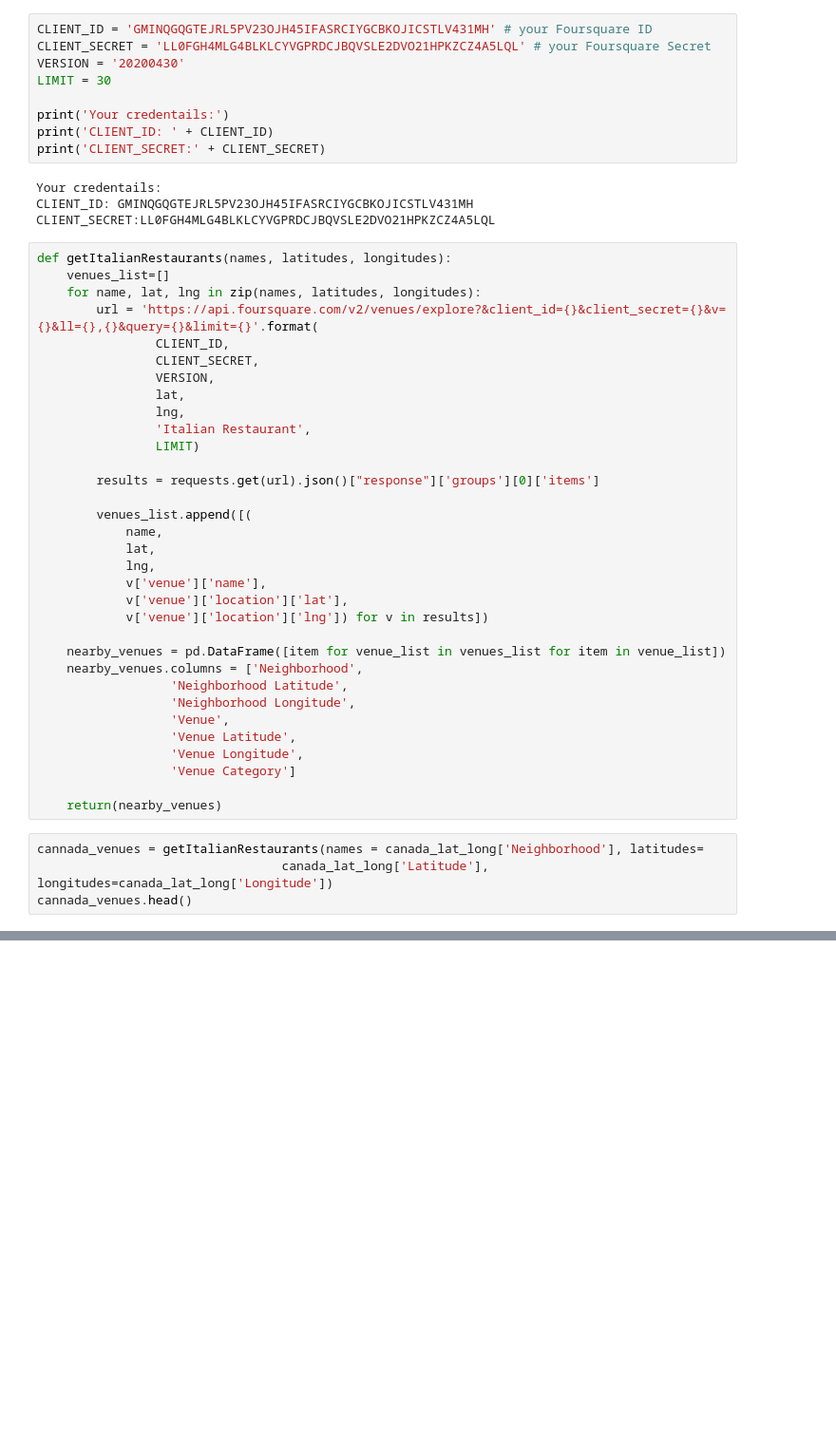
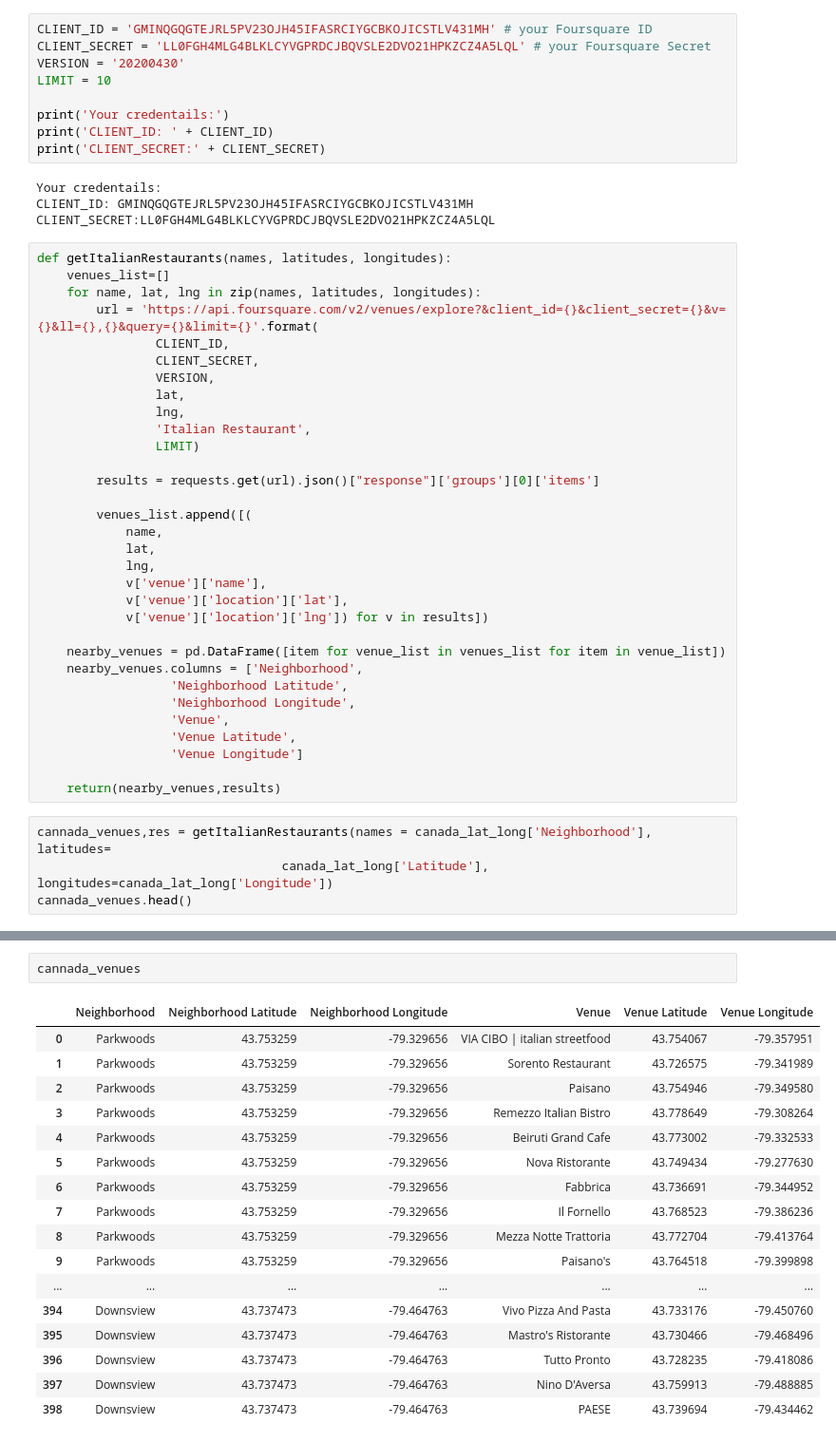
Before and after one commit to Apexinsideapex/IBMDataScienceCapstone, a Jupyter notebook: Final Capstone Project/FinalCapstoneProject.ipynb, the cells around one changed output, grey strips where cells are left out. Shown at 95% size. Drawn from its saved outputs; the diff is of its cells as text; blank space fills up the shorter version.

```diff
--- a/Final Capstone Project/FinalCapstoneProject.ipynb
+++ b/Final Capstone Project/FinalCapstoneProject.ipynb
@@ -87,7 +87,7 @@ canada_map
 CLIENT_ID = 'GMINQGQGTEJRL5PV23OJH45IFASRCIYGCBKOJICSTLV431MH' # your Foursquare ID
 CLIENT_SECRET = 'LL0FGH4MLG4BLKLCYVGPRDCJBQVSLE2DVO21HPKZCZ4A5LQL' # your Foursquare Secret
 VERSION = '20200430'
-LIMIT = 30
+LIMIT = 10
 
 print('Your credentails:')
 print('CLIENT_ID: ' + CLIENT_ID)
@@ -125,12 +125,11 @@ def getItalianRestaurants(names, latitudes, longitudes):
                   'Neighborhood Longitude',
                   'Venue',
                   'Venue Latitude',
-                  'Venue Longitude',
-                  'Venue Category']
+                  'Venue Longitude']
 
-    return(nearby_venues)
+    return(nearby_venues,results)
 # %%
-cannada_venues = getItalianRestaurants(names = canada_lat_long['Neighborhood'], latitudes=
+cannada_venues,res = getItalianRestaurants(names = canada_lat_long['Neighborhood'], latitudes=
                                  canada_lat_long['Latitude'], longitudes=canada_lat_long['Longitude'])
 cannada_venues.head()
 # %% [output]
@@ -137,0 +142,20 @@ KeyError: 'groups'
+# %%
+cannada_venues
+# %% [output]
+|  | Neighborhood | Neighborhood Latitude | Neighborhood Longitude | Venue | Venue Latitude | Venue Longitude |
+| 0 | Parkwoods | 43.753259 | -79.329656 | VIA CIBO | italian streetfood | 43.754067 | -79.357951 |
+| 1 | Parkwoods | 43.753259 | -79.329656 | Sorento Restaurant | 43.726575 | -79.341989 |
+| 2 | Parkwoods | 43.753259 | -79.329656 | Paisano | 43.754946 | -79.349580 |
+| 3 | Parkwoods | 43.753259 | -79.329656 | Remezzo Italian Bistro | 43.778649 | -79.308264 |
+| 4 | Parkwoods | 43.753259 | -79.329656 | Beiruti Grand Cafe | 43.773002 | -79.332533 |
+| 5 | Parkwoods | 43.753259 | -79.329656 | Nova Ristorante | 43.749434 | -79.277630 |
+| 6 | Parkwoods | 43.753259 | -79.329656 | Fabbrica | 43.736691 | -79.344952 |
+| 7 | Parkwoods | 43.753259 | -79.329656 | Il Fornello | 43.768523 | -79.386236 |
+| 8 | Parkwoods | 43.753259 | -79.329656 | Mezza Notte Trattoria | 43.772704 | -79.413764 |
+| 9 | Parkwoods | 43.753259 | -79.329656 | Paisano's | 43.764518 | -79.399898 |
+| ... | ... | ... | ... | ... | ... | ... |
+| 394 | Downsview | 43.737473 | -79.464763 | Vivo Pizza And Pasta | 43.733176 | -79.450760 |
+| 395 | Downsview | 43.737473 | -79.464763 | Mastro's Ristorante | 43.730466 | -79.468496 |
+| 396 | Downsview | 43.737473 | -79.464763 | Tutto Pronto | 43.728235 | -79.418086 |
+| 397 | Downsview | 43.737473 | -79.464763 | Nino D'Aversa | 43.759913 | -79.488885 |
+| 398 | Downsview | 43.737473 | -79.464763 | PAESE | 43.739694 | -79.434462 |
```
Also changed, not shown: parts of 18 cells of this notebook.
